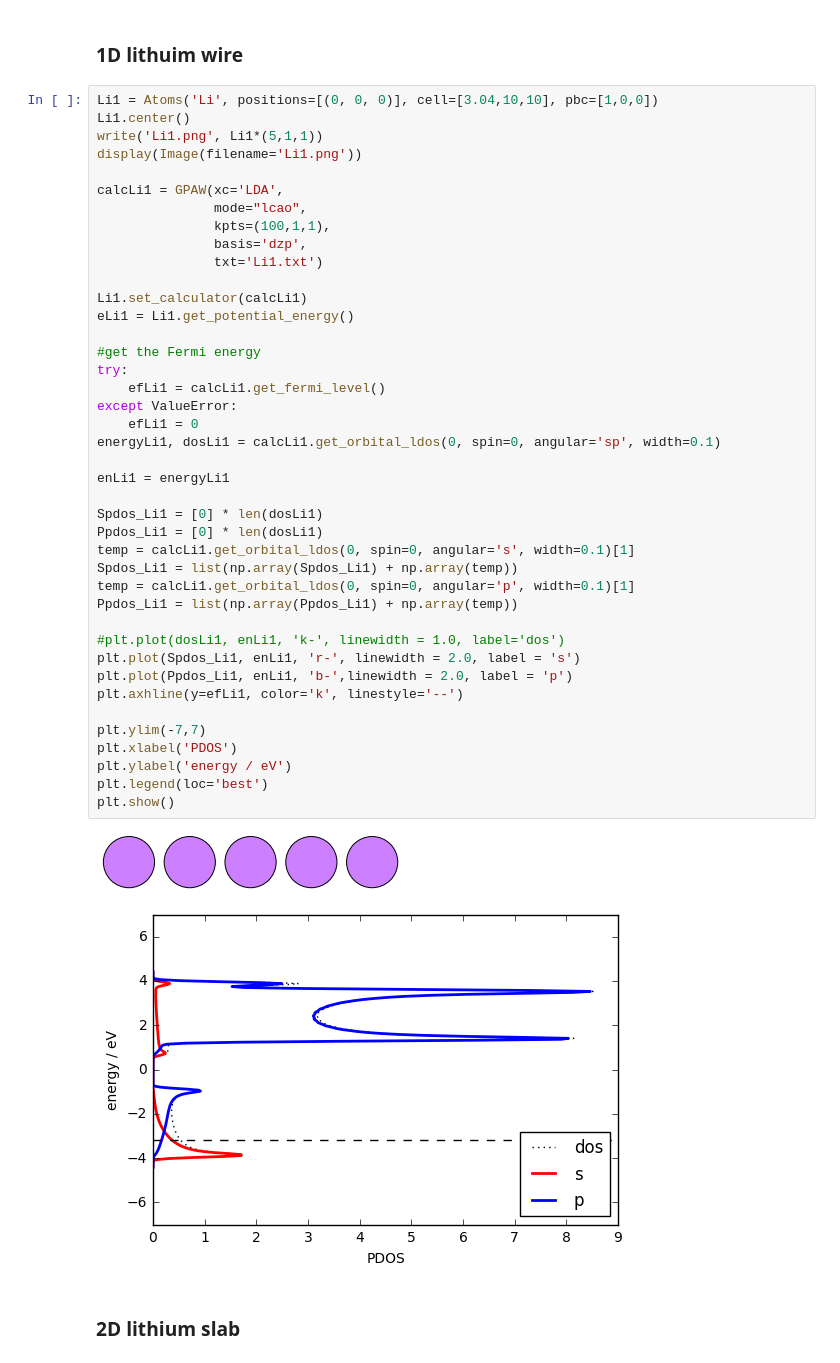
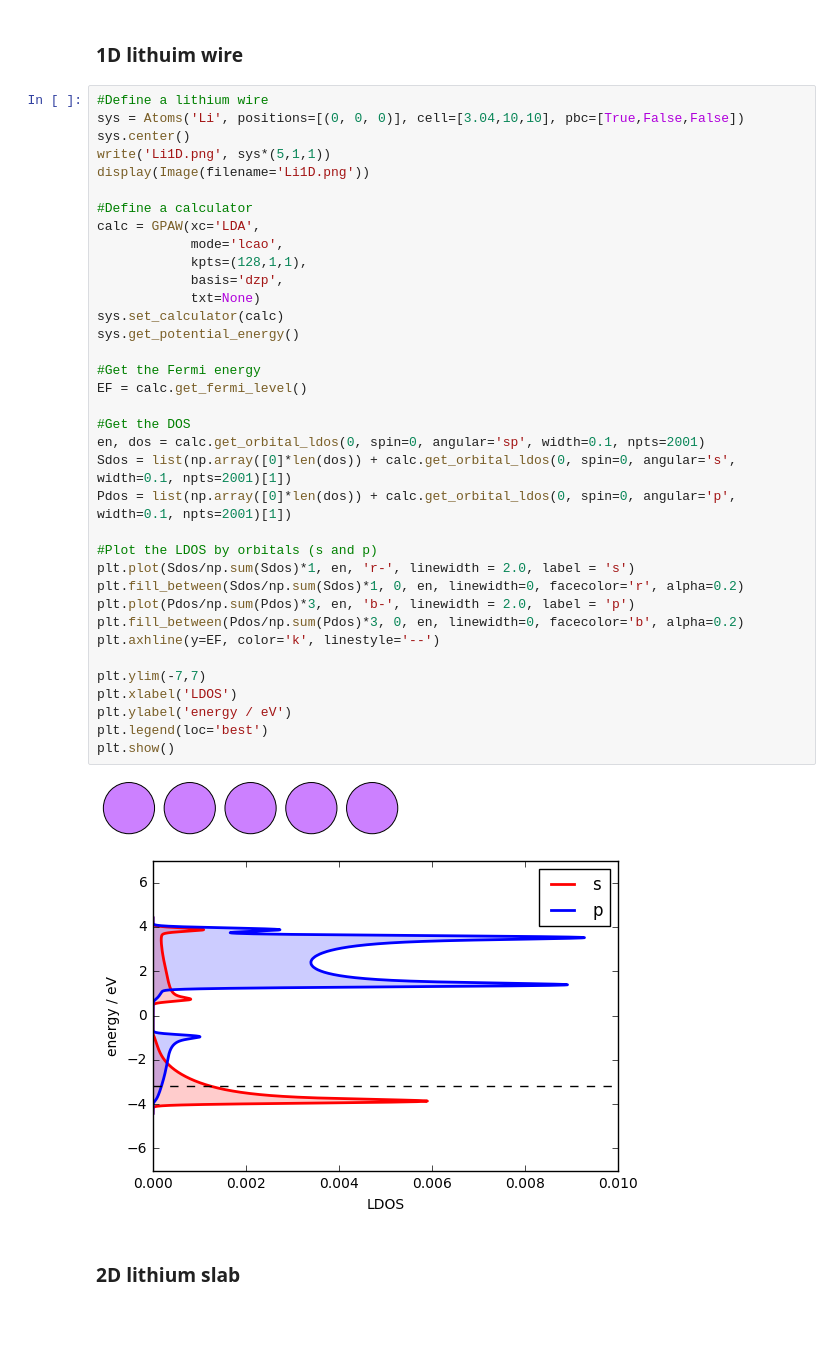
Before and after one commit to vilab-tartu/LOKT.02.048, a Jupyter notebook: week3/Li.ipynb, the cells around one changed output. Cells and saved outputs as stored; diff of their text form; blank space fills up the shorter version.

```diff
--- a/week3/Li.ipynb
+++ b/week3/Li.ipynb
@@ -127,49 +111,44 @@ plt.show()
 # %% [markdown]
 ### 1D lithuim wire
 # %%
-Li1 = Atoms('Li', positions=[(0, 0, 0)], cell=[3.04,10,10], pbc=[1,0,0])
-Li1.center()
-write('Li1.png', Li1*(5,1,1))
-display(Image(filename='Li1.png'))
+#Define a lithium wire
+sys = Atoms('Li', positions=[(0, 0, 0)], cell=[3.04,10,10], pbc=[True,False,False])
+sys.center()
+write('Li1D.png', sys*(5,1,1))
+display(Image(filename='Li1D.png'))
 
-calcLi1 = GPAW(xc='LDA',
-               mode="lcao",
-               kpts=(100,1,1),
-               basis='dzp',
-               txt='Li1.txt')
+#Define a calculator
+calc = GPAW(xc='LDA',
+            mode='lcao',
+            kpts=(128,1,1),
+            basis='dzp',
+            txt=None)
+sys.set_calculator(calc)
+sys.get_potential_energy()
 
-Li1.set_calculator(calcLi1)
-eLi1 = Li1.get_potential_energy()
+#Get the Fermi energy
+EF = calc.get_fermi_level()
 
-#get the Fermi energy
-try:
-    efLi1 = calcLi1.get_fermi_level()
-except ValueError:
-    efLi1 = 0
-energyLi1, dosLi1 = calcLi1.get_orbital_ldos(0, spin=0, angular='sp', width=0.1)
+#Get the DOS
+en, dos = calc.get_orbital_ldos(0, spin=0, angular='sp', width=0.1, npts=2001)
+Sdos = list(np.array([0]*len(dos)) + calc.get_orbital_ldos(0, spin=0, angular='s', width=0.1, npts=2001)[1])
+Pdos = list(np.array([0]*len(dos)) + calc.get_orbital_ldos(0, spin=0, angular='p', width=0.1, npts=2001)[1])
 
-enLi1 = energyLi1
-
-Spdos_Li1 = [0] * len(dosLi1)
-Ppdos_Li1 = [0] * len(dosLi1)
-temp = calcLi1.get_orbital_ldos(0, spin=0, angular='s', width=0.1)[1]
-Spdos_Li1 = list(np.array(Spdos_Li1) + np.array(temp))
-temp = calcLi1.get_orbital_ldos(0, spin=0, angular='p', width=0.1)[1]
-Ppdos_Li1 = list(np.array(Ppdos_Li1) + np.array(temp))
-
-#plt.plot(dosLi1, enLi1, 'k-', linewidth = 1.0, label='dos')
-plt.plot(Spdos_Li1, enLi1, 'r-', linewidth = 2.0, label = 's')
-plt.plot(Ppdos_Li1, enLi1, 'b-',linewidth = 2.0, label = 'p')
-plt.axhline(y=efLi1, color='k', linestyle='--')
+#Plot the LDOS by orbitals (s and p)
+plt.plot(Sdos/np.sum(Sdos)*1, en, 'r-', linewidth = 2.0, label = 's')
+plt.fill_between(Sdos/np.sum(Sdos)*1, 0, en, linewidth=0, facecolor='r', alpha=0.2)
+plt.plot(Pdos/np.sum(Pdos)*3, en, 'b-', linewidth = 2.0, label = 'p')
+plt.fill_between(Pdos/np.sum(Pdos)*3, 0, en, linewidth=0, facecolor='b', alpha=0.2)
+plt.axhline(y=EF, color='k', linestyle='--')
 
 plt.ylim(-7,7)
-plt.xlabel('PDOS')
+plt.xlabel('LDOS')
 plt.ylabel('energy / eV')
 plt.legend(loc='best')
 plt.show()
 # %% [output]
 [figure]
-[figure, old version]
+[figure, new version]
 # %% [markdown]
 ### 2D lithium slab
 # %%
```
Also changed, not shown: parts of 9 cells of this notebook.
